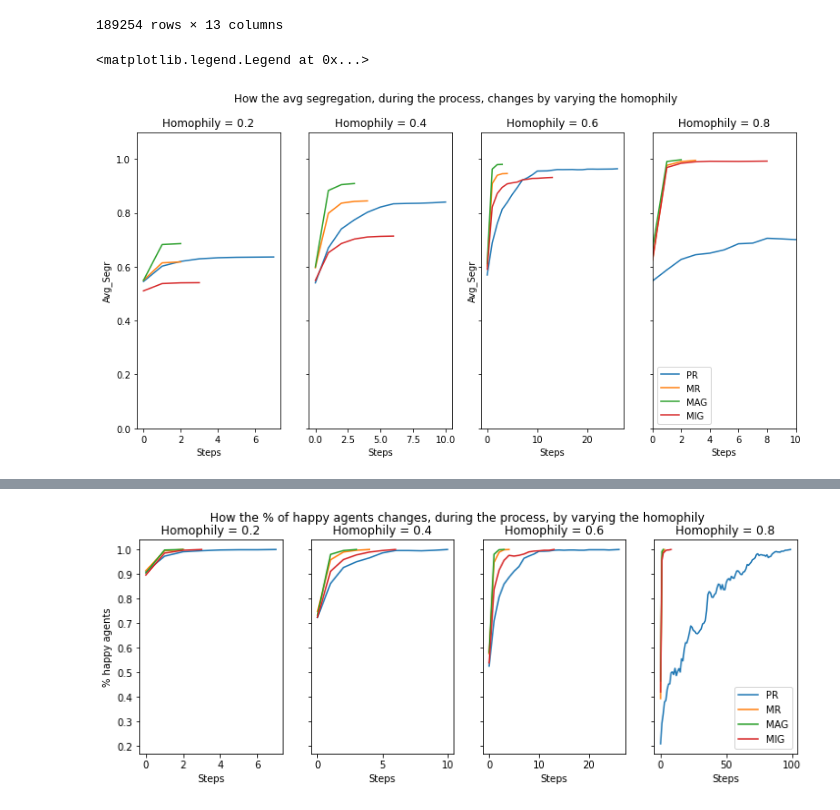
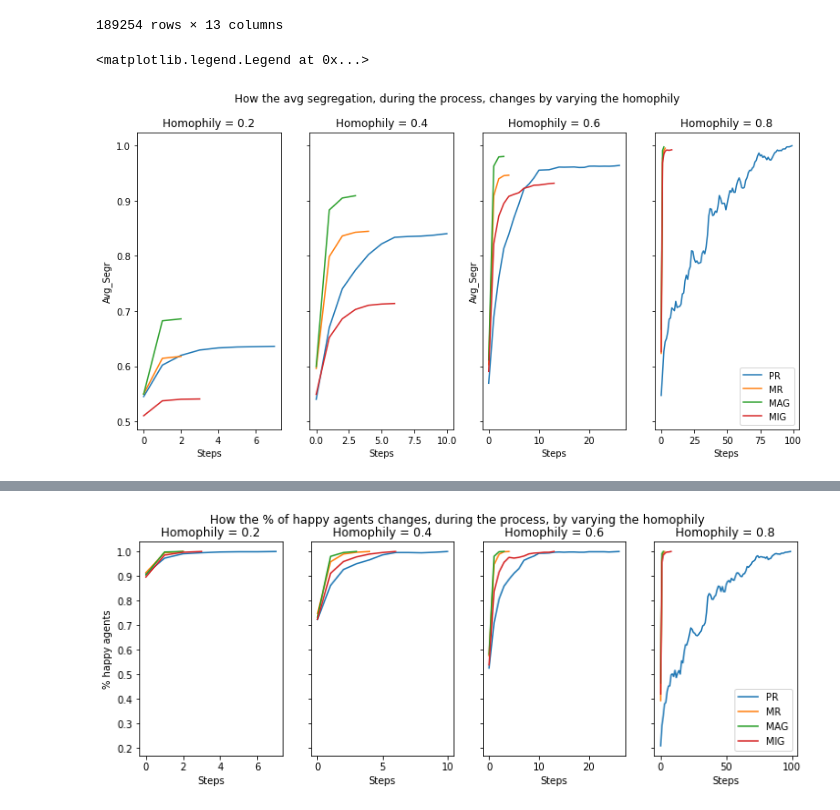
Before and after one commit to matteo-Donofrio-unipi/GEOSPA, a Jupyter notebook: schelling_model2.ipynb, the cells around one changed output, grey strips where cells are left out. Saved outputs shown, nothing was run; the diff lists cells and outputs as text; code cells hidden in the pictures.

```diff
--- a/schelling_model2.ipynb
+++ b/schelling_model2.ipynb
@@ -131,32 +168,32 @@ MIG = p1[p1["relocation_policy"]=="min_gain"]
 ax[2].plot(PR["Step"],PR["tot_seg"],  label='PR')
 ax[2].plot(MR["Step"], MR["tot_seg"],  label='MR')
 ax[2].plot(MAG["Step"], MAG["tot_seg"],  label='MAG')
 ax[2].plot(MIG["Step"], MIG["tot_seg"],  label='MIG')
 
 ax[2].set_title('Homophily = 0.6')
 ax[2].set_xlabel('Steps')
 ax[2].set_ylabel('Avg_Segr')
 #################################################
 
 p1 = df1[(df1["homophily"]==homophily_set[3])]
 
 PR = p1[p1["relocation_policy"]=="pure_random"]
 MR = p1[p1["relocation_policy"]=="mild_random"]
 MAG = p1[p1["relocation_policy"]=="max_gain"]
 MIG = p1[p1["relocation_policy"]=="min_gain"]
 
 
 ax[3].plot(PR["Step"],PR["tot_seg"],  label='PR')
 ax[3].plot(MR["Step"], MR["tot_seg"],  label='MR')
 ax[3].plot(MAG["Step"], MAG["tot_seg"],  label='MAG')
 ax[3].plot(MIG["Step"], MIG["tot_seg"],  label='MIG')
-ax[3].axis([0, 10, 0,1.1])
+
 
 ax[3].set_title('Homophily = 0.8')
 ax[3].set_xlabel('Steps')
 
 f.suptitle('How the avg segregation, during the process, changes by varying the homophily')
 plt.legend()
 # %% [output]
 <matplotlib.legend.Legend at 0x...>
-[figure, old version]
+[figure, new version]
```
Also changed, not shown: parts of 14 cells of this notebook, 1 other file.
